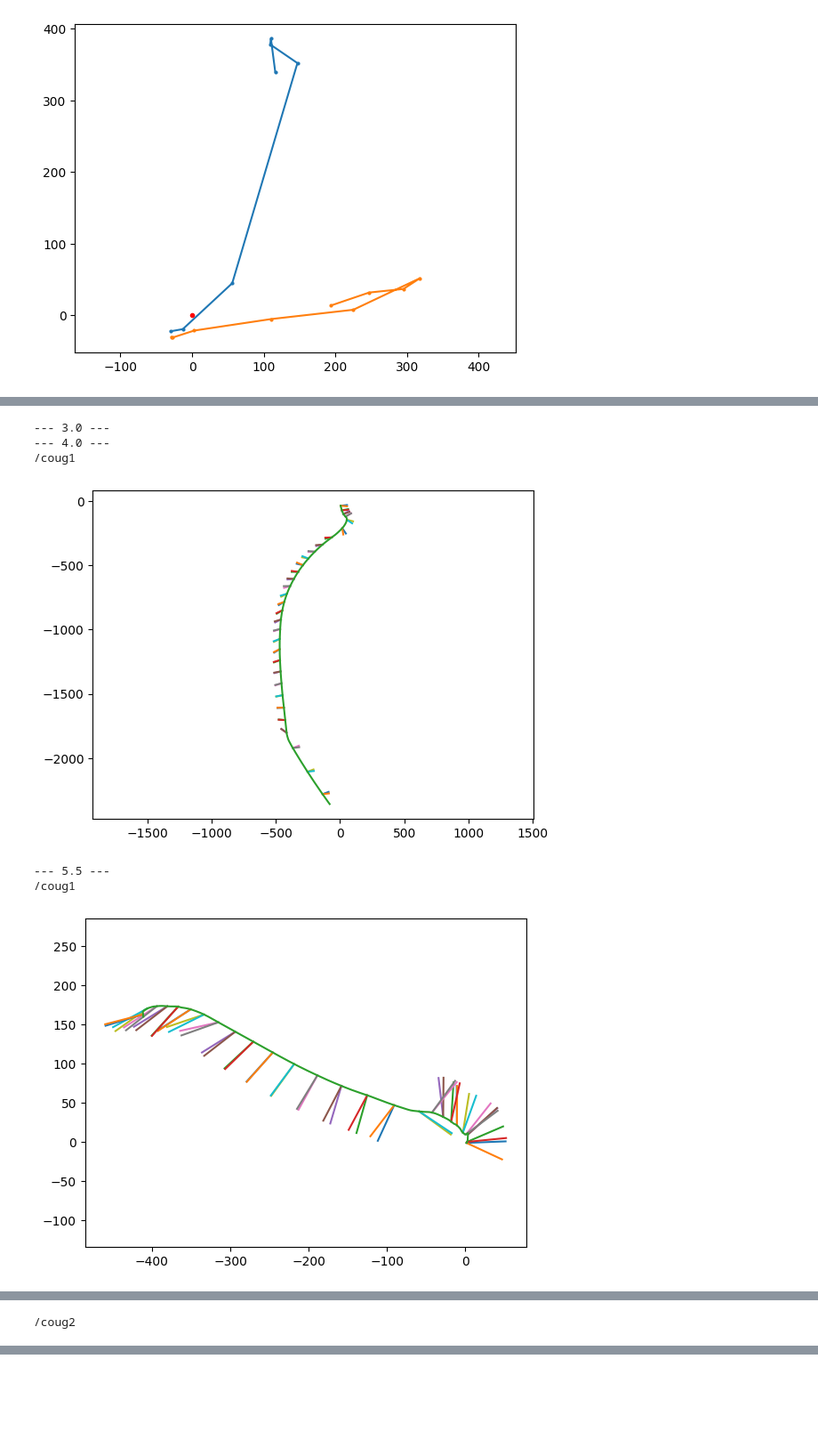
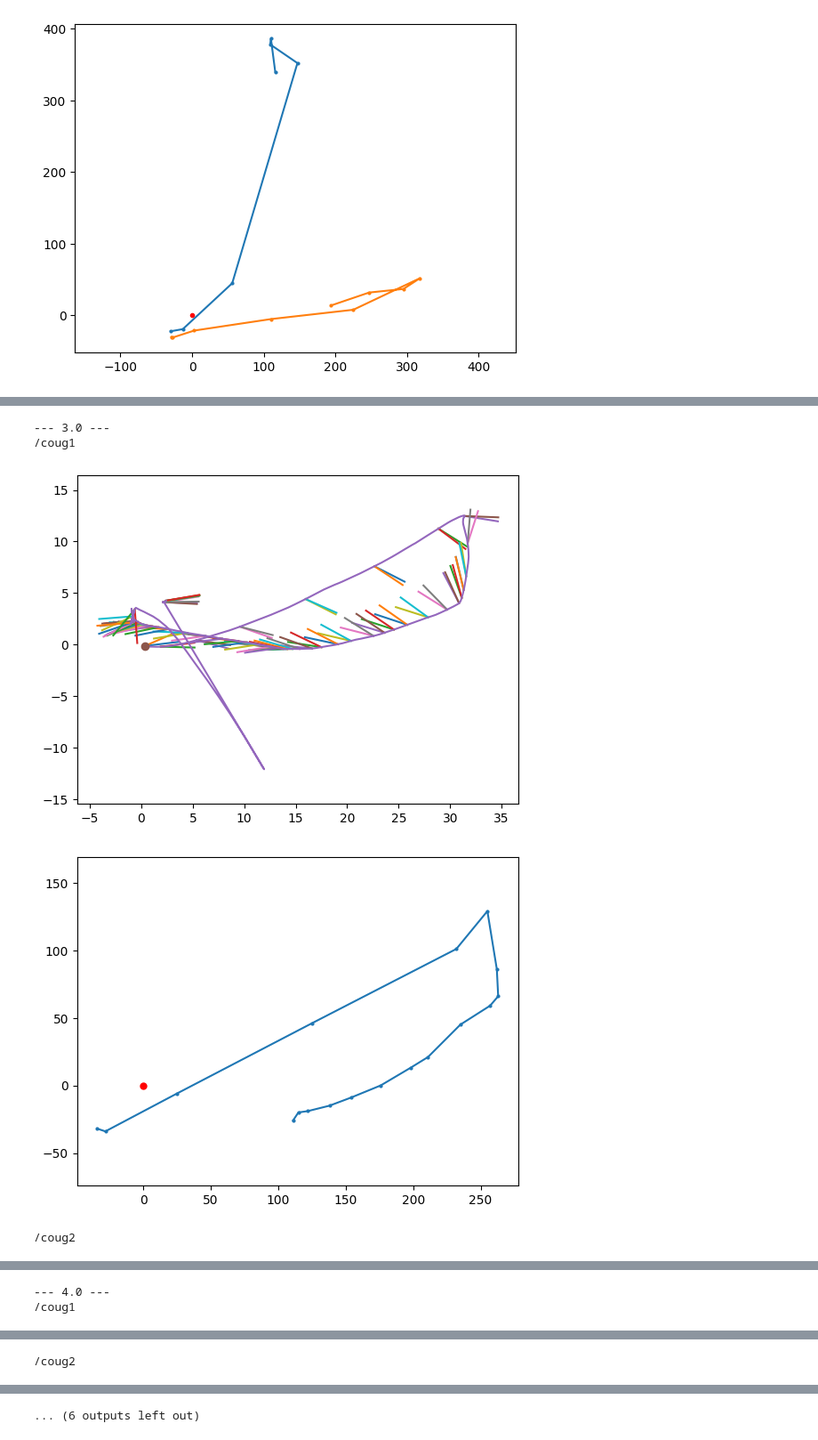
Before and after one commit to BYU-FRoSt-Lab/cougars-base-station, a Jupyter notebook: postprocessing/mission_plot.ipynb, the cells around one changed output, grey strips where cells are left out. Shown at 89% size. Cells and saved outputs as stored; diff of their text form; code cells hidden in the pictures; blank space fills up the shorter version.

Commit message:
figured out what was wrong with the dvl

```diff
--- a/postprocessing/mission_plot.ipynb
+++ b/postprocessing/mission_plot.ipynb
@@ -342,11 +342,12 @@ for mission, dfsByTopic in dfsByMission.items():
 
             x_dist = dvl_df["position.x"].max() - dvl_df["position.x"].min()
             y_dist = dvl_df["position.y"].max() - dvl_df["position.y"].min()
-            if x_dist < 200 and y_dist < 200: continue
+            dist = max(x_dist, y_dist)
+            # if x_dist < 200 and y_dist < 200: continue
 
             imu_idx = 0
 
-            for i in range(0,len(dvl_df),50):
+            for i in range(0,len(dvl_df),len(dvl_df)//30):
                 dvl_row = dvl_df.iloc[i]
 
                 imu_row = imu_df.iloc[imu_idx]
@@ -359,7 +360,7 @@ for mission, dfsByTopic in dfsByMission.items():
                 y = dvl_row["position.y"]
                 yaw = dvl_row["yaw"]
                 pitch = dvl_row["pitch"]
-                roll = dvl_row["pitch"]
+                roll = dvl_row["roll"]
 
                 imu_R = R.from_quat([
                     imu_row["orientation.x"],
@@ -367,15 +368,16 @@ for mission, dfsByTopic in dfsByMission.items():
                     imu_row["orientation.z"],
                     imu_row["orientation.w"]
                 ])
-                imu_yaw = imu_R.as_euler('zyx', degrees=False)[0]
+                imu_yaw = imu_R.inv().as_euler('zyx', degrees=False)[0]
 
                 dvl_R = R.from_euler('xyz', [roll, pitch, yaw], degrees=True)
-                true_yaw = dvl_R.as_euler('zyx',degrees=False)[0]
+                # true_yaw = dvl_R.inv().as_euler('zyx',degrees=False)[0]
+                true_yaw = dvl_R.inv().as_euler('zyx',degrees=False)[0]+pi/2
 
-
-                plt.plot([x, x+100*sin(true_yaw)],[y, y+100*cos(true_yaw)], 'b-')
+                d=0.1*dist
+                plt.plot([x, x+d*sin(true_yaw)],[y, y+d*cos(true_yaw)], 'b-')
                 # plt.plot([x, x+50*cos(yaw)],[y, y+50*sin(yaw)])
-                plt.plot([x, x+100*cos(imu_yaw)],[y, y+100*sin(imu_yaw)], 'r-')
+                plt.plot([x, x+d*cos(imu_yaw)],[y, y+d*sin(imu_yaw)], 'r-')
 
             plt.plot(dvl_df["position.x"], dvl_df["position.y"])
             plt.plot(dvl_df.iloc[0]['position.x'], dvl_df.iloc[0]['position.y'], 'o')
@@ -402,54 +403,65 @@ from math import sin, cos, pi
 
 for mission, dfsByTopic in dfsByMission.items():
     print(f"--- {mission} ---")
-    for ns in VEHCILE_NAMESPACES:
+    for bid, ns in zip(VEHICLE_IDS, VEHCILE_NAMESPACES):
         try:
             dvl_df = dfsByTopic[ns+"/dvl/dead_reckoning"]
             imu_df = dfsByTopic[ns+"/modem_imu"]
 
             x_dist = dvl_df["pose.pose.position.x"].max() - dvl_df["pose.pose.position.x"].min()
             y_dist = dvl_df["pose.pose.position.y"].max() - dvl_df["pose.pose.position.y"].min()
-            if x_dist < 200 and y_dist < 200: continue
+            dist = max(x_dist, y_dist)
+            # if x_dist < 200 and y_dist < 200: continue
 
             imu_idx = 0
-            for i in range(0,len(dvl_df),50):
+            for i in range(0,len(dvl_df),len(dvl_df)//50):
                 dvl_row = dvl_df.iloc[i]
 
                 imu_row = imu_df.iloc[imu_idx]
                 while (imu_idx < len(imu_df)-1) and \
                 (imu_row["timestamp"] < dvl_row["timestamp"]):
                     imu_idx += 1
                     imu_row = imu_df.iloc[imu_idx]
 
                 x = dvl_row["pose.pose.position.x"]
                 y = dvl_row["pose.pose.position.y"]
                 dr_q = [dvl_row['pose.pose.orientation.x'], dvl_row['pose.pose.orientation.y'],
                 dvl_row['pose.pose.orientation.z'], dvl_row['pose.pose.orientation.w']]
                 dr_R = R.from_quat(dr_q)
-                dr_yaw = dr_R.as_euler('zyx', degrees=False)[0]
+                dr_yaw = dr_R.inv().as_euler('zyx', degrees=False)[0]
 
                 imu_R = R.from_quat([
                     imu_row["orientation.x"],
                     imu_row["orientation.y"],
                     imu_row["orientation.z"],
                     imu_row["orientation.w"]
                 ])
-                imu_yaw = imu_R.as_euler('zyx', degrees=False)[0]
+                imu_yaw = imu_R.inv().as_euler('zyx', degrees=False)[0]
 
-                plt.plot([x, x+50*cos(dr_yaw)],[y, y+50*sin(dr_yaw)])
-                plt.plot([x, x+50*cos(imu_yaw)],[y, y+50*sin(imu_yaw)])
+                plt.plot([x, x+0.1*dist*cos(dr_yaw)],[y, y+0.1*dist*sin(dr_yaw)])
+                # plt.plot([x, x+0.1*dist*cos(imu_yaw)],[y, y+0.1*dist*sin(imu_yaw)])
 
             plt.plot(dvl_df["pose.pose.position.x"], dvl_df["pose.pose.position.y"])
+            plt.plot(dvl_df.iloc[0]['pose.pose.position.x'],
+                     dvl_df.iloc[0]['pose.pose.position.y'], 'o')
             print(ns)
             plt.axis('equal')
             plt.show()
+
+            bst_rec = dfsByTopic["/modem_rec"]
+            modem_from_bid = bst_rec[bst_rec['src_id']==bid]
+            if len(modem_from_bid)>0:
+                plt.plot(modem_from_bid['position_easting'],
+                        modem_from_bid['position_northing'],
+                        "-o", markersize=2)
+                plt.plot(0,0,'ro',markersize=5)
+                plt.axis('equal')
+                plt.show()
         except KeyError:
             print(ns+": no data")
 # %% [output]
 --- 3.0 ---
---- 4.0 ---
 /coug1
-[figure, old version]
+[figure, new version]
+[figure, new version]
---- 5.5 ---
-/coug1
+/coug2
-[figure, old version]
@@ -456 +470,2 @@ for mission, dfsByTopic in dfsByMission.items():
-/coug2
+--- 4.0 ---
+/coug1
@@ -457,0 +474 @@ for mission, dfsByTopic in dfsByMission.items():
+/coug2
@@ -458,3 +477,4 @@ for mission, dfsByTopic in dfsByMission.items():
+... (6 outputs left out)
 # %%
 # dvl velocity
 
```
Also changed, not shown: parts of 14 cells of this notebook.
